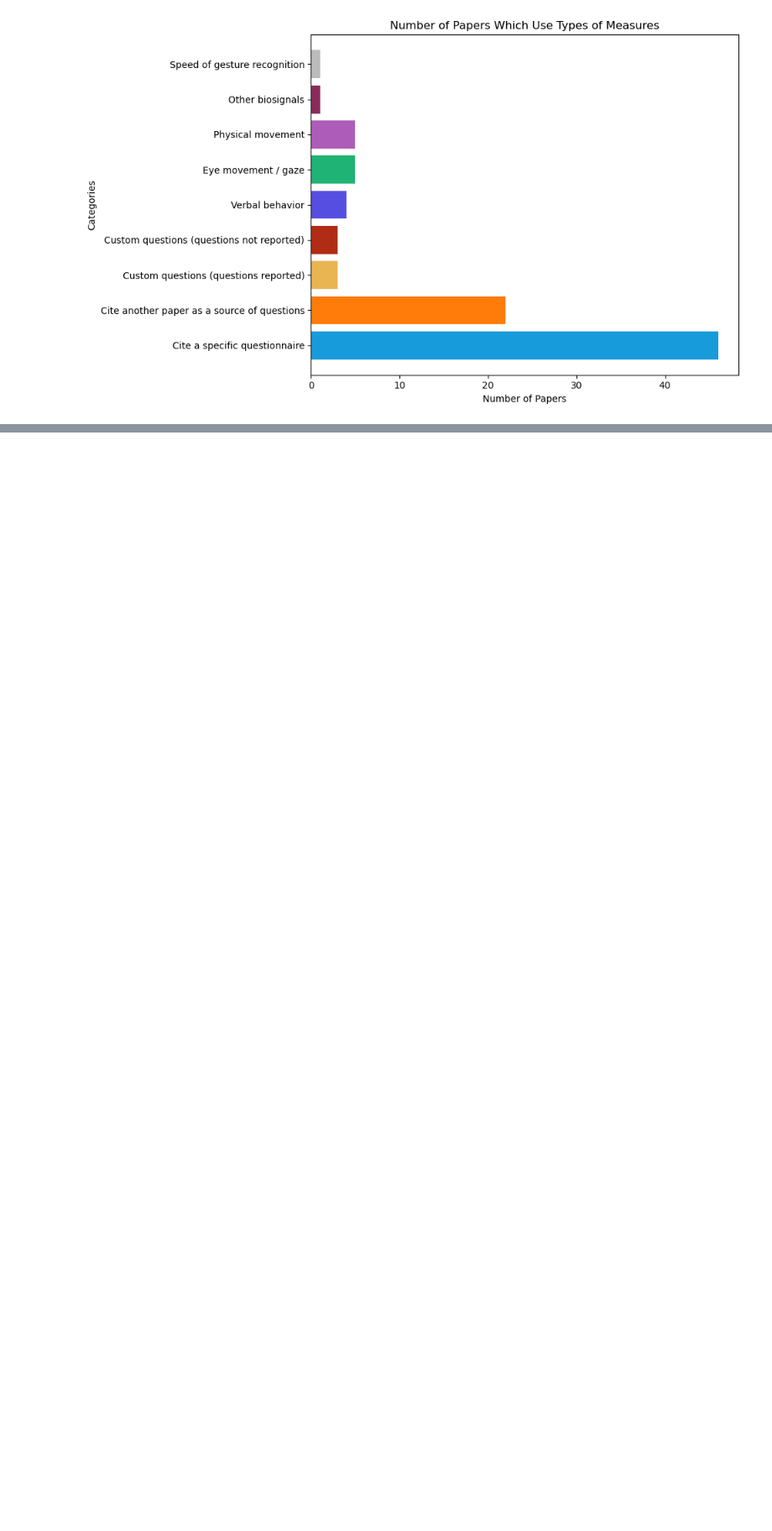
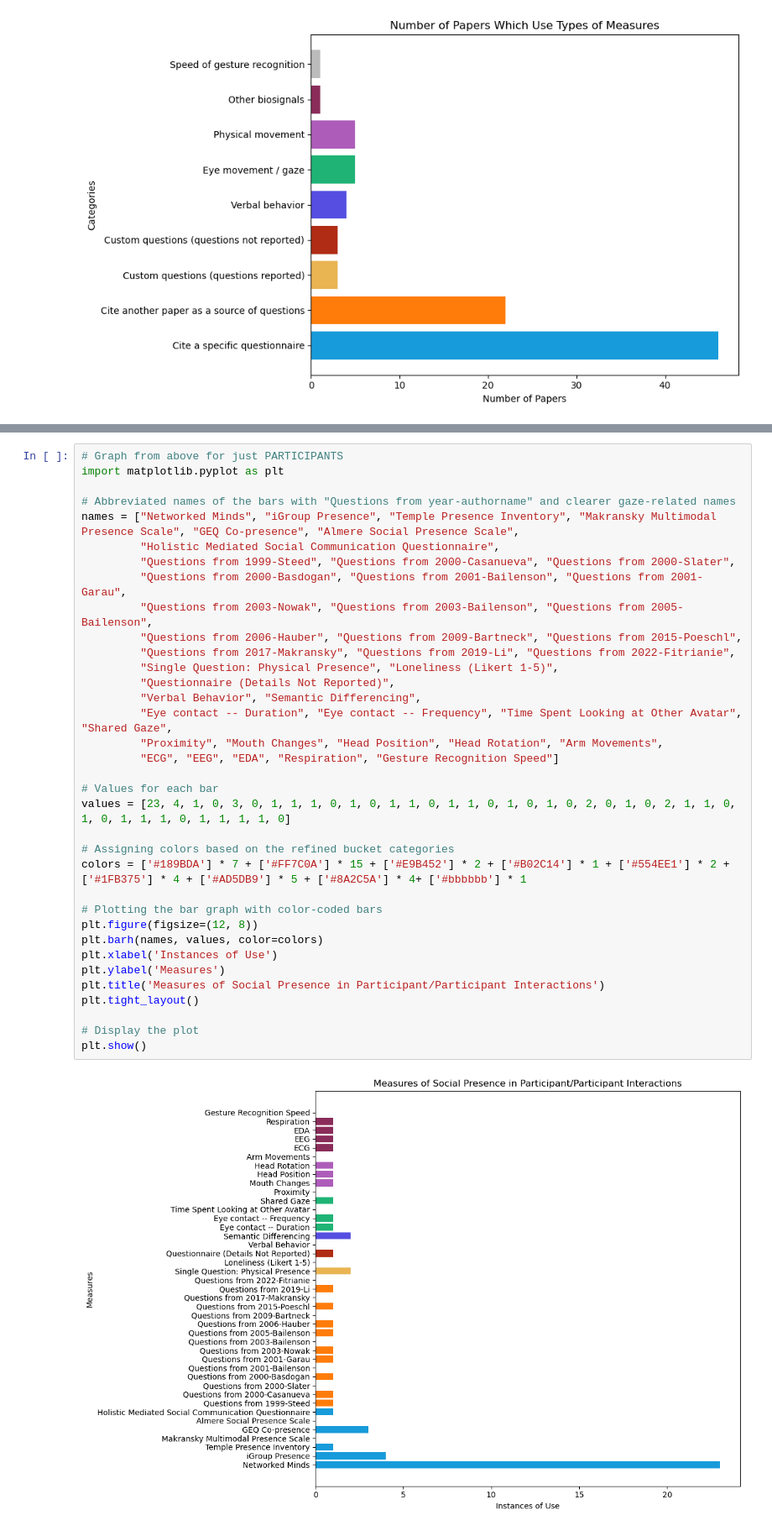
Before and after one commit to Ghostlab-Research/CoPresenceReview, a Jupyter notebook: Systematic Review Graphs.ipynb, the cells around one changed output, grey strips where cells are left out. Shown at 84% size. Drawn from its saved outputs; the diff is of its cells as text; blank space fills up the shorter version.

```diff
--- a/Systematic Review Graphs.ipynb
+++ b/Systematic Review Graphs.ipynb
@@ -182,0 +300,37 @@ plt.show()
+# %%
+# Graph from above for just PARTICIPANTS
+import matplotlib.pyplot as plt
+
+# Abbreviated names of the bars with "Questions from year-authorname" and clearer gaze-related names
+names = ["Networked Minds", "iGroup Presence", "Temple Presence Inventory", "Makransky Multimodal Presence Scale", "GEQ Co-presence", "Almere Social Presence Scale",
+         "Holistic Mediated Social Communication Questionnaire",
+         "Questions from 1999-Steed", "Questions from 2000-Casanueva", "Questions from 2000-Slater",
+         "Questions from 2000-Basdogan", "Questions from 2001-Bailenson", "Questions from 2001-Garau",
+         "Questions from 2003-Nowak", "Questions from 2003-Bailenson", "Questions from 2005-Bailenson",
+         "Questions from 2006-Hauber", "Questions from 2009-Bartneck", "Questions from 2015-Poeschl",
+         "Questions from 2017-Makransky", "Questions from 2019-Li", "Questions from 2022-Fitrianie",
+         "Single Question: Physical Presence", "Loneliness (Likert 1-5)",
+         "Questionnaire (Details Not Reported)",
+         "Verbal Behavior", "Semantic Differencing",
+         "Eye contact -- Duration", "Eye contact -- Frequency", "Time Spent Looking at Other Avatar", "Shared Gaze",
+         "Proximity", "Mouth Changes", "Head Position", "Head Rotation", "Arm Movements",
+         "ECG", "EEG", "EDA", "Respiration", "Gesture Recognition Speed"]
+
+# Values for each bar
+values = [23, 4, 1, 0, 3, 0, 1, 1, 1, 0, 1, 0, 1, 1, 0, 1, 1, 0, 1, 0, 1, 0, 2, 0, 1, 0, 2, 1, 1, 0, 1, 0, 1, 1, 1, 0, 1, 1, 1, 1, 0]
+
+# Assigning colors based on the refined bucket categories
+colors = ['#189BDA'] * 7 + ['#FF7C0A'] * 15 + ['#E9B452'] * 2 + ['#B02C14'] * 1 + ['#554EE1'] * 2 + ['#1FB375'] * 4 + ['#AD5DB9'] * 5 + ['#8A2C5A'] * 4+ ['#bbbbbb'] * 1
+
+# Plotting the bar graph with color-coded bars
+plt.figure(figsize=(12, 8))
+plt.barh(names, values, color=colors)
+plt.xlabel('Instances of Use')
+plt.ylabel('Measures')
+plt.title('Measures of Social Presence in Participant/Participant Interactions')
+plt.tight_layout()
+
+# Display the plot
+plt.show()
+# %% [output]
+[figure, added]
```
Also changed, not shown: parts of 13 cells of this notebook.
